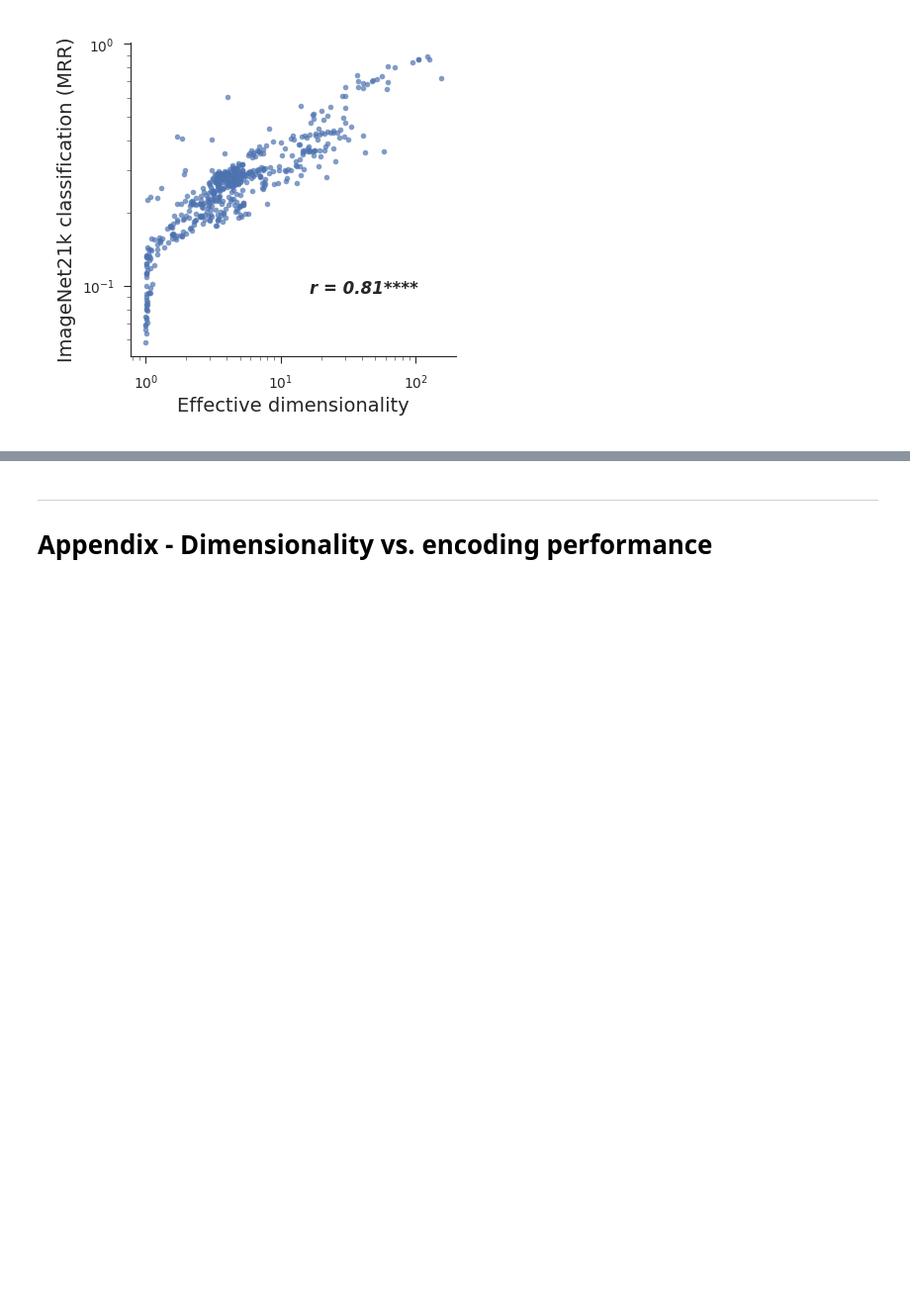
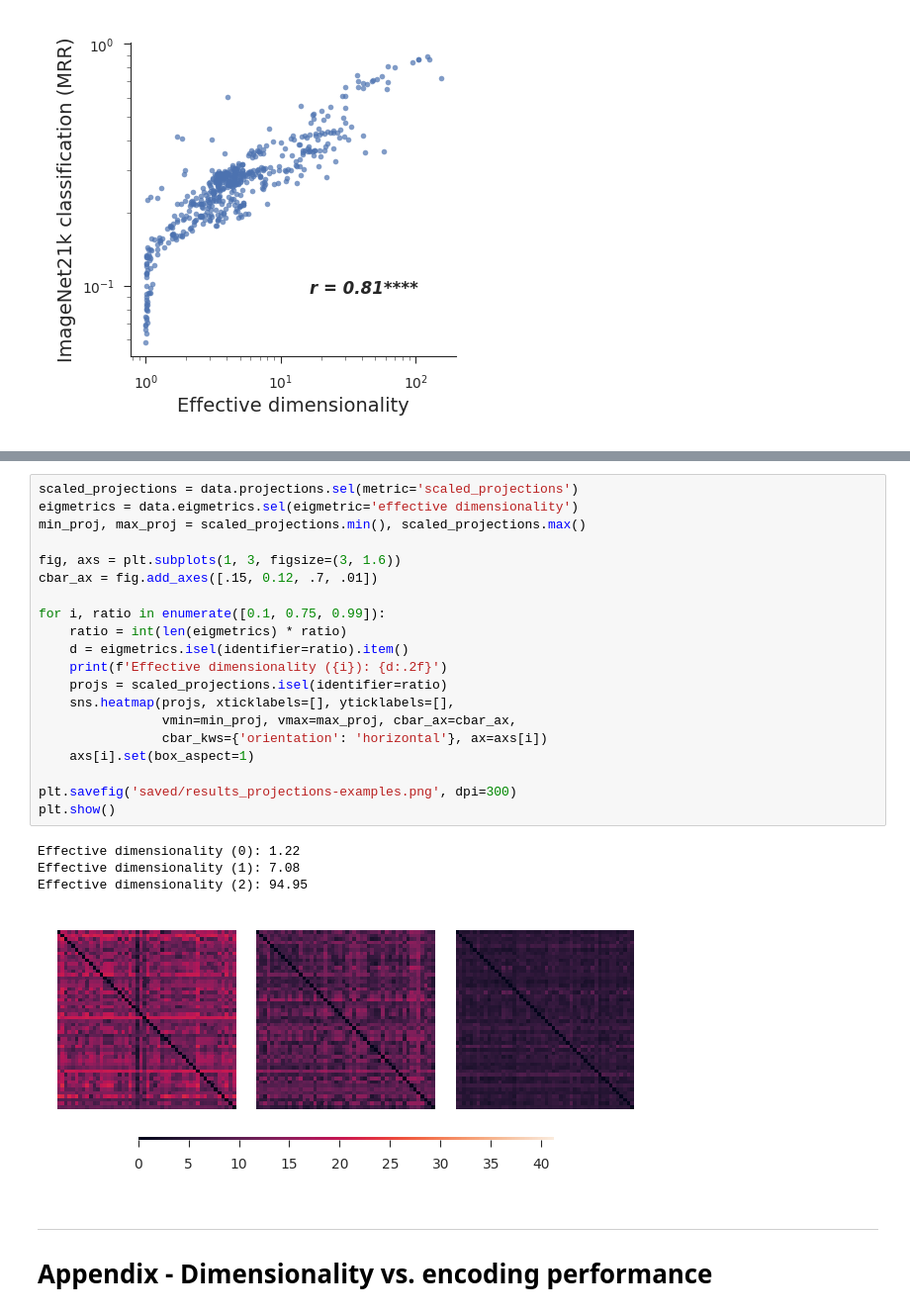
Before and after one commit to EricElmoznino/encoder_dimensionality, a Jupyter notebook: figures/manuscript/results.ipynb, the cells around one changed output, grey strips where cells are left out. Shown at 99% size. Saved outputs shown, nothing was run; the diff lists cells and outputs as text; blank space fills up the shorter version.

```diff
--- a/figures/manuscript/results.ipynb
+++ b/figures/manuscript/results.ipynb
@@ -270,3 +350,28 @@ plt.show()
+# %%
+scaled_projections = data.projections.sel(metric='scaled_projections')
+eigmetrics = data.eigmetrics.sel(eigmetric='effective dimensionality')
+min_proj, max_proj = scaled_projections.min(), scaled_projections.max()
+
+fig, axs = plt.subplots(1, 3, figsize=(3, 1.6))
+cbar_ax = fig.add_axes([.15, 0.12, .7, .01])
+
+for i, ratio in enumerate([0.1, 0.75, 0.99]):
+    ratio = int(len(eigmetrics) * ratio)
+    d = eigmetrics.isel(identifier=ratio).item()
+    print(f'Effective dimensionality ({i}): {d:.2f}')
+    projs = scaled_projections.isel(identifier=ratio)
+    sns.heatmap(projs, xticklabels=[], yticklabels=[],
+                vmin=min_proj, vmax=max_proj, cbar_ax=cbar_ax,
+                cbar_kws={'orientation': 'horizontal'}, ax=axs[i])
+    axs[i].set(box_aspect=1)
+
+plt.savefig('saved/results_projections-examples.png', dpi=300)
+plt.show()
+# %% [output]
+Effective dimensionality (0): 1.22
+Effective dimensionality (1): 7.08
+Effective dimensionality (2): 94.95
+[figure, added]
 # %% [markdown]
 ---
 # Appendix - Dimensionality vs. encoding performance
```
Also changed, not shown: parts of 10 cells of this notebook, 13 other files.
